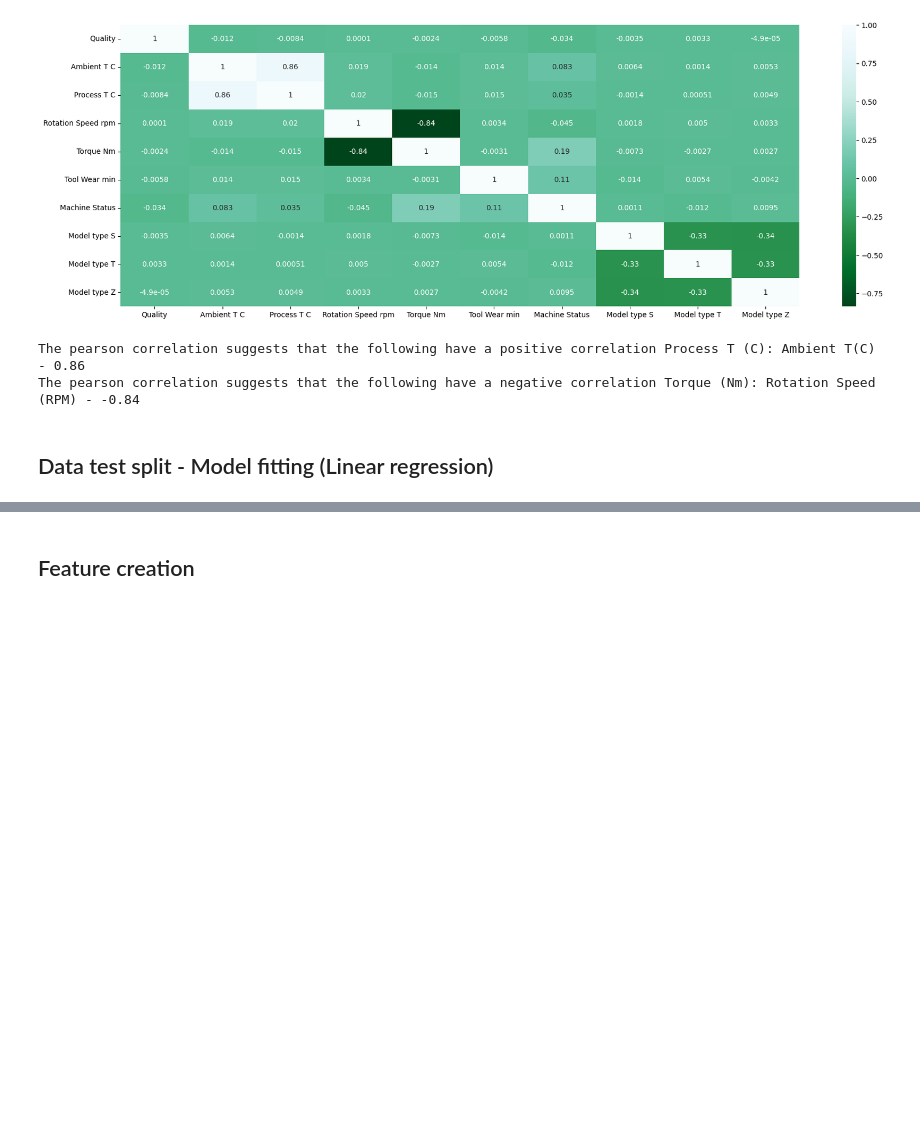
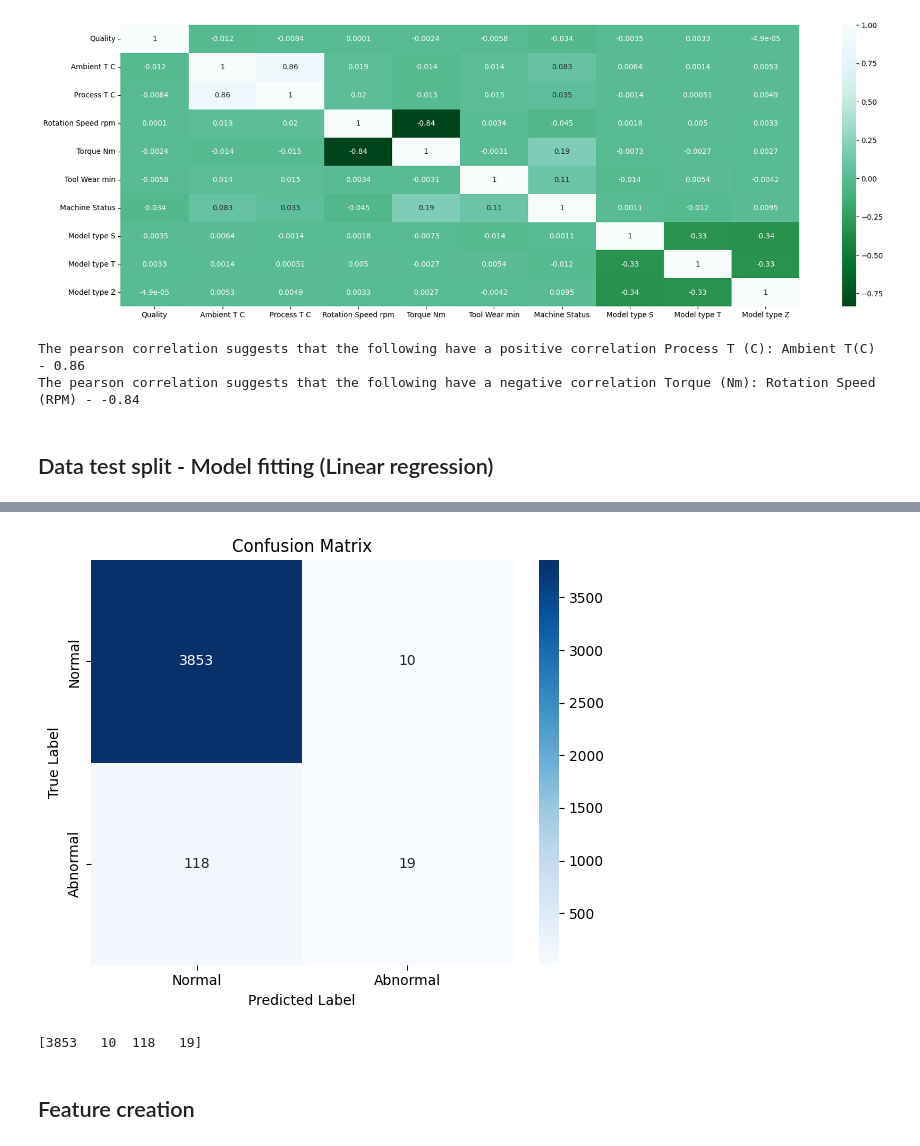
Before and after one commit to alvinhh01/workspaceCA1, a Jupyter notebook: CA1-2.ipynb, the cells around one changed output, grey strips where cells are left out. Saved outputs shown, nothing was run; the diff lists cells and outputs as text; code cells hidden in the pictures; blank space fills up the shorter version.

```diff
--- a/CA1-2.ipynb
+++ b/CA1-2.ipynb
@@ -444,0 +434,25 @@ Name: count, dtype: int64
+# %%
+# Logistic Regression
+model = LogisticRegression()
+model.fit(X_train_scaled, y_train)
+print(model)
+
+# After training using the training data, use the training model to prediction using test features
+train_pred = model.predict(X_test_scaled)
+
+# Model's performance
+print("\n")
+print("Baseline Logistic Regression")
+print("Accuracy:", accuracy_score(y_test, train_pred))
+print("AUC:", roc_auc_score(y_test, train_pred))
+print("Classification Report:\n", (metrics.classification_report(y_test, train_pred)))
+print(metrics.confusion_matrix(y_test, train_pred))
+
+print('\n') # blank space
+
+labels = {0: 'Normal', 1: 'Abnormal'}
+y_test_cate = y_test.value_counts().rename(labels)
+print(y_test_cate)
+
+# Overall this model is very "accurate" because of the imbalance classes.
+# the accuracy of the model cannot be use to justify the performance of the model.
@@ -445,2 +477,24 @@ Name: count, dtype: int64
+# %%
+# Confusion matrix for logistic regression
+cm = metrics.confusion_matrix(y_test, train_pred)
+class_names = ['Normal', 'Abnormal']
+
+# Plot
+plt.figure(figsize=(6,5))
+sns.heatmap(cm, annot=True, fmt='d', cmap='Blues',
+            xticklabels=class_names, yticklabels=class_names)
+
+plt.xlabel('Predicted Label')
+plt.ylabel('True Label')
+plt.title('Confusion Matrix')
+plt.tight_layout()
+plt.show()
+
+# y_test shape - 4000
+
+print(metrics.confusion_matrix(y_test, train_pred).ravel())
+# %% [output]
+[figure, added]
+[3853   10  118   19]
 # %% [markdown]
 ## Feature creation
```
Also changed, not shown: parts of 43 cells of this notebook, 8 other files.
